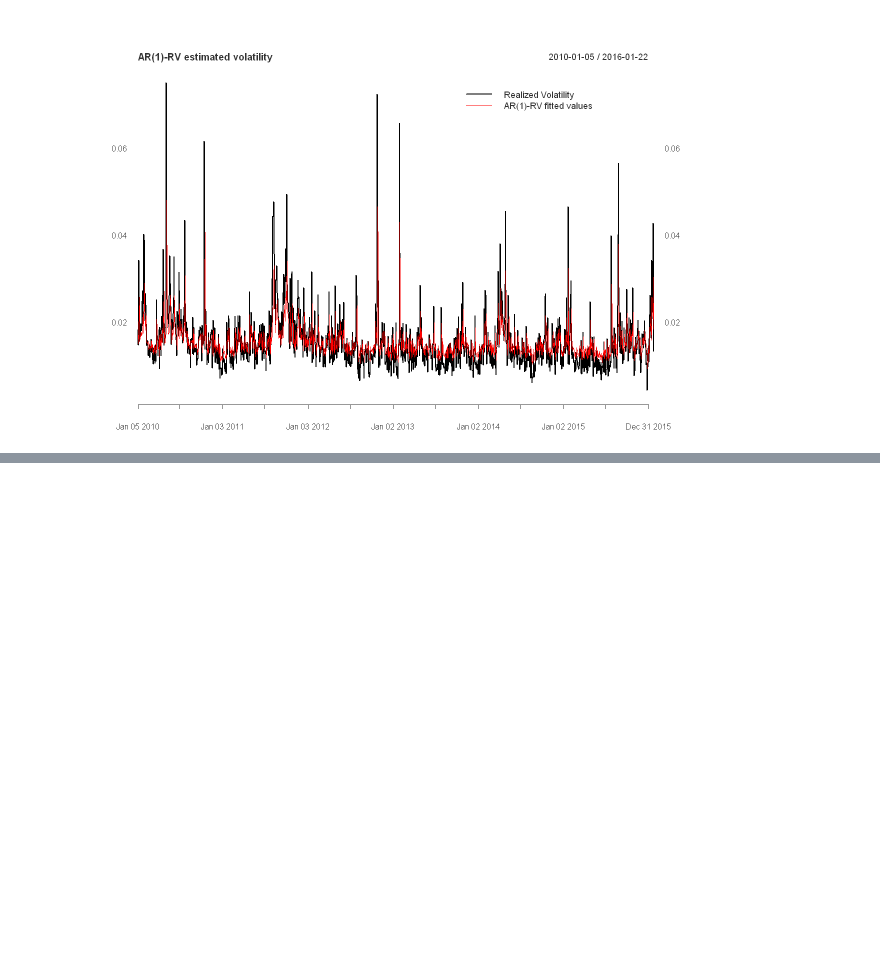
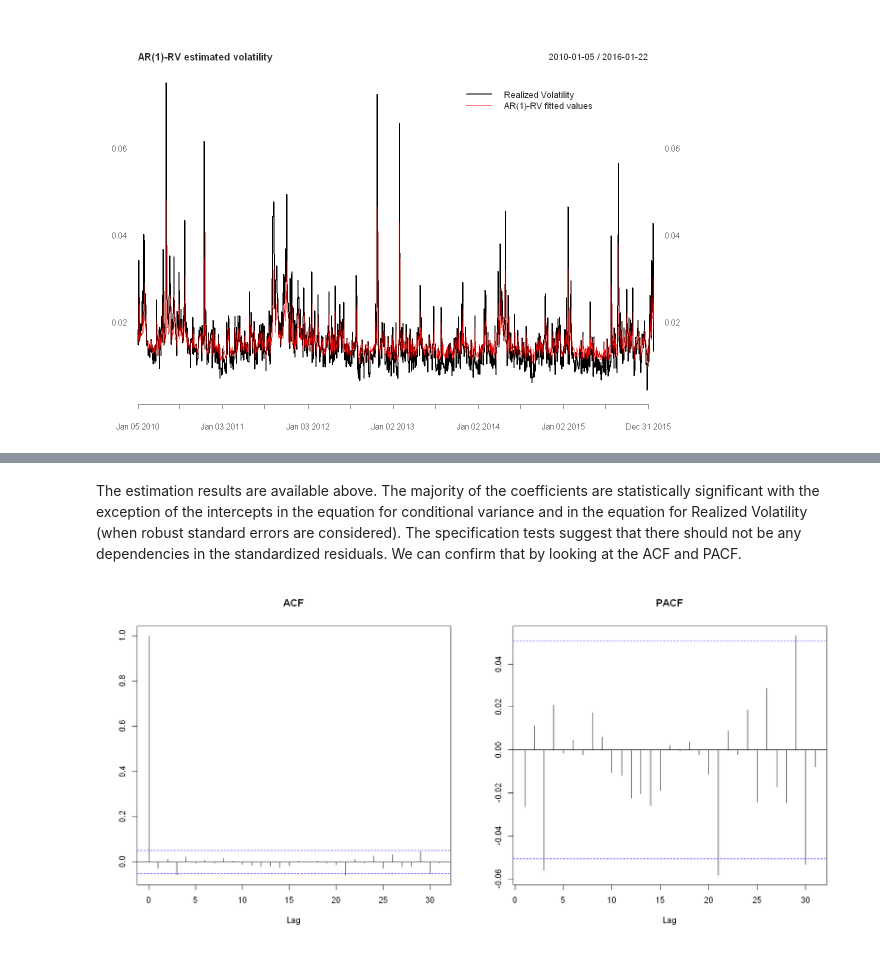
Before and after one commit to JanK0095/Financial-Econometrics-Course-Projects, a Jupyter notebook: Final project/FEI_Emprical_project_Kubal_Mattanelli.ipynb, the cells around one changed output, grey strips where cells are left out. Cells and saved outputs as stored; diff of their text form; code cells hidden in the pictures; blank space fills up the shorter version.

```diff
--- a/Final project/FEI_Emprical_project_Kubal_Mattanelli.ipynb
+++ b/Final project/FEI_Emprical_project_Kubal_Mattanelli.ipynb
@@ -190,0 +365,6 @@ The predictions seem to fit the data quite well. However, there are some large j
+# %%
+#Realized GARCH
+real_garchspec <- ugarchspec(variance.model = list(model = "realGARCH", garchOrder = c(1, 1)),
+                            mean.model = list(armaOrder = c(0, 0)))
+real_garch_fit<- ugarchfit(real_garchspec, amzn$ret, realizedVol = amzn$RV)
+real_garch_fit
@@ -190,0 +389,10 @@ The predictions seem to fit the data quite well. However, there are some large j
+# %% [markdown]
+The estimation results are available above. The majority of the coefficients are statistically significant with the exception of the intercepts in the equation for conditional variance and in the equation for Realized Volatility (when robust standard errors are considered). The specification tests suggest that there should not be any dependencies in the standardized residuals. We can confirm that by looking at the ACF and PACF.
+# %%
+options(repr.plot.width = 15, repr.plot.height = 7)
+#ACF and PACF of standardized residuals
+par(mfrow = c(1, 2))
+acf(residuals(real_garch_fit, standardize = T), main = "ACF", ylab = "")
+pacf(residuals(real_garch_fit, standardize = T), main = "PACF", ylab = "")
+# %% [output]
+[figure, added]
```
Also changed, not shown: parts of 53 cells of this notebook, 2 other files.
